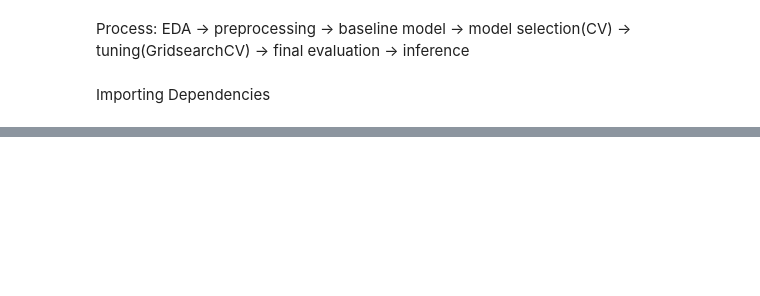
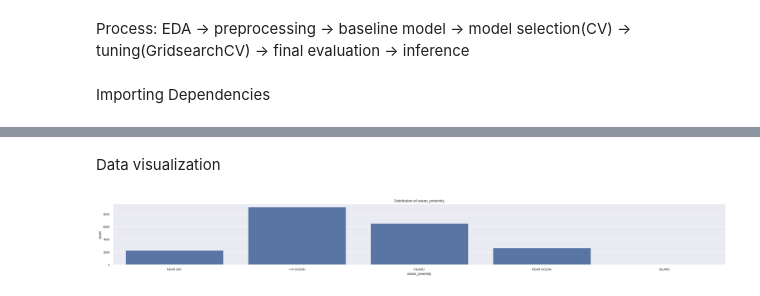
Before and after one commit to Ishan-Gaur-1/House-Price-Prediction, a Jupyter notebook: House_Price_Prediction.ipynb, the cells around one changed output, grey strips where cells are left out. Drawn from its saved outputs; the diff is of its cells as text; code cells hidden in the pictures; blank space fills up the shorter version.

```diff
--- a/House_Price_Prediction.ipynb
+++ b/House_Price_Prediction.ipynb
@@ -41 +43,2 @@ TARGET_COL = "median_house_value"   #target column name
 # %%
+df = pd.read_csv(CSV_PATH)
@@ -56,0 +88,7 @@ dtype: int64
+# %%
+num_cols = df.select_dtypes(include=[np.number]).columns.tolist()
+cat_cols = df.select_dtypes(include=["object"]).columns.tolist()
+
+print("Target columns:" , TARGET_COL)
+print("Numerical columns:", num_cols)
+print("Categorical Columns:", cat_cols)
@@ -56,0 +116,4 @@ dtype: int64
+# %%
+#check present of encoded missing values
+for col in df.columns:
+    print(df[col].value_counts().head(20))
@@ -56,0 +178,11 @@ dtype: int64
+# %% [markdown]
+Data visualization
+# %%
+#countplot for categorical columns
+for col in cat_cols:
+    plt.figure(figsize=(30,3))
+    sns.countplot(x=col, data=df)
+    plt.title(f"Distribution of {col}")
+    plt.show()
+# %% [output]
+[figure, added]
```
Also changed, not shown: parts of 51 cells of this notebook.
